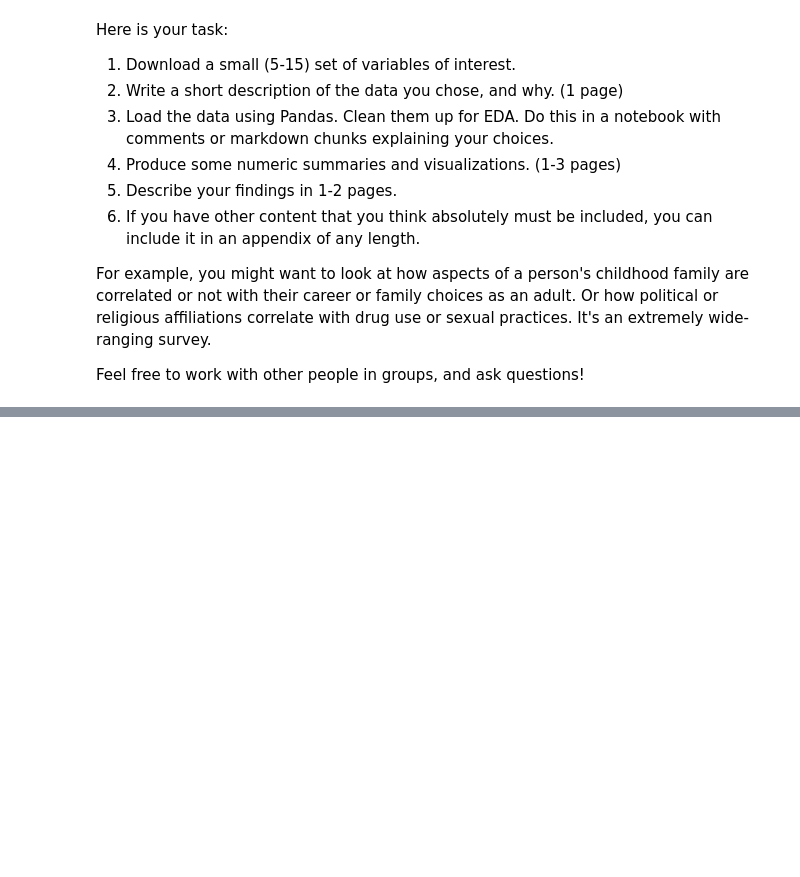
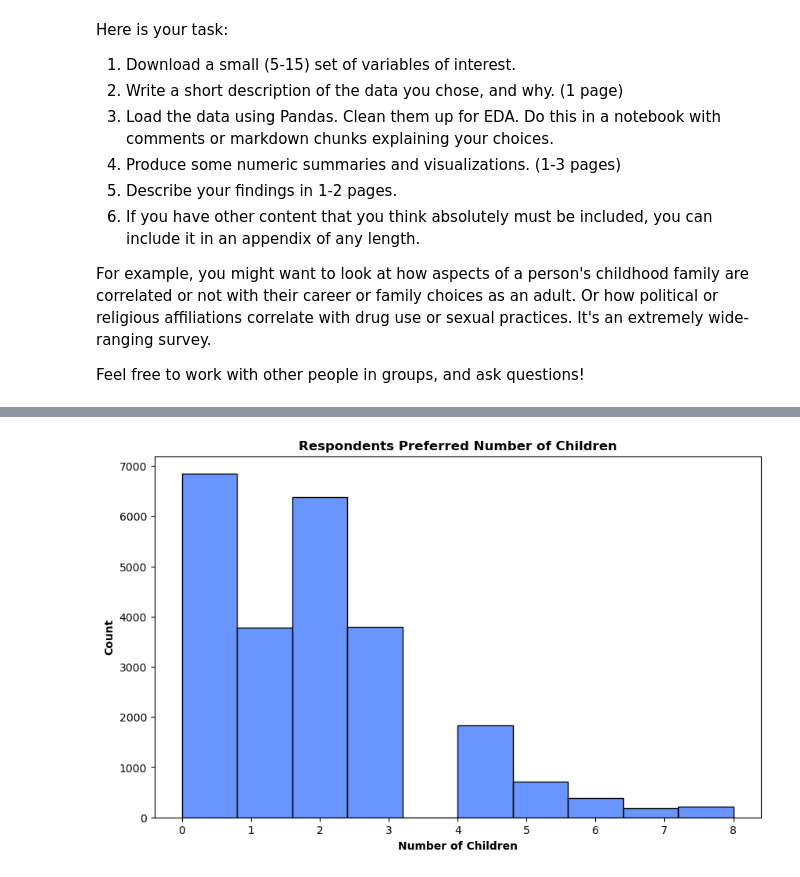
Before and after one commit to yuthimreddy/EDA_HW03, a Jupyter notebook: lab/gss.ipynb, the cells around one changed output, grey strips where cells are left out. Cells and saved outputs as stored; diff of their text form; code cells hidden in the pictures; blank space fills up the shorter version.

```diff
--- a/lab/gss.ipynb
+++ b/lab/gss.ipynb
@@ -22,0 +127,13 @@ Feel free to work with other people in groups, and ask questions!
+# %%
+# NUMERIC SUMMARIES:
+
+cleaned_df = pd.read_csv("cleaned_selected_gss_data.csv")
+
+# holding .describe as a var:
+describe_summary = cleaned_df.describe()
+
+# summing missing values:
+NaN_stats = cleaned_df.isnull().sum()
+
+# printing the 3 summarizing stats of cleaned df along with preview of df:
+print(describe_summary, NaN_stats, cleaned_df.shape, cleaned_df.head(5))
@@ -22,0 +161,17 @@ Feel free to work with other people in groups, and ask questions!
+# %%
+# VISUAL SUMMARIES / PLOTS:
+
+import matplotlib.pyplot as plt
+import seaborn as sns
+
+# histogram for the var 'childs':
+plt.figure(figsize=(10,6))
+sns.histplot(cleaned_df['childs'].dropna(), bins=10, color = '#3772FF')
+
+# scaffolding:
+plt.xlabel(xlabel = 'Number of Children', weight = 'bold')
+plt.ylabel(ylabel = 'Count', weight = 'bold')
+plt.title("Respondents Preferred Number of Children", weight = 'bold')
+plt.show()
+# %% [output]
+[figure, added]
```
Also changed, not shown: parts of 12 cells of this notebook, 10 other files.
